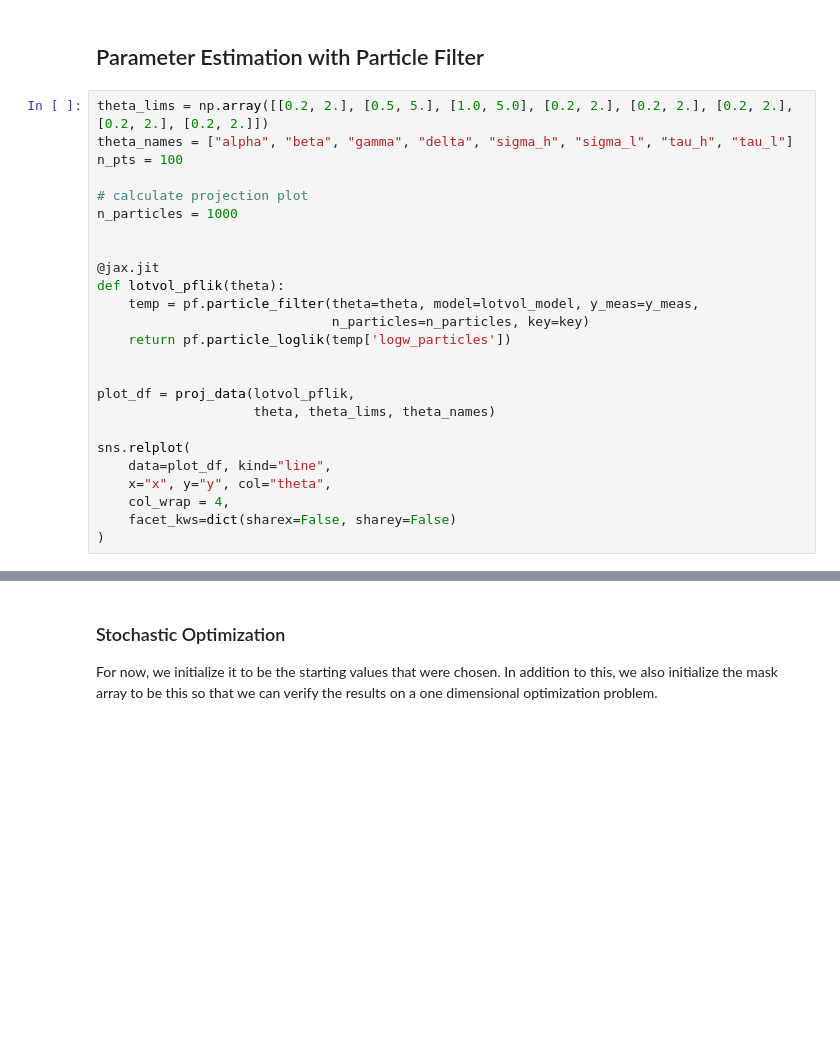
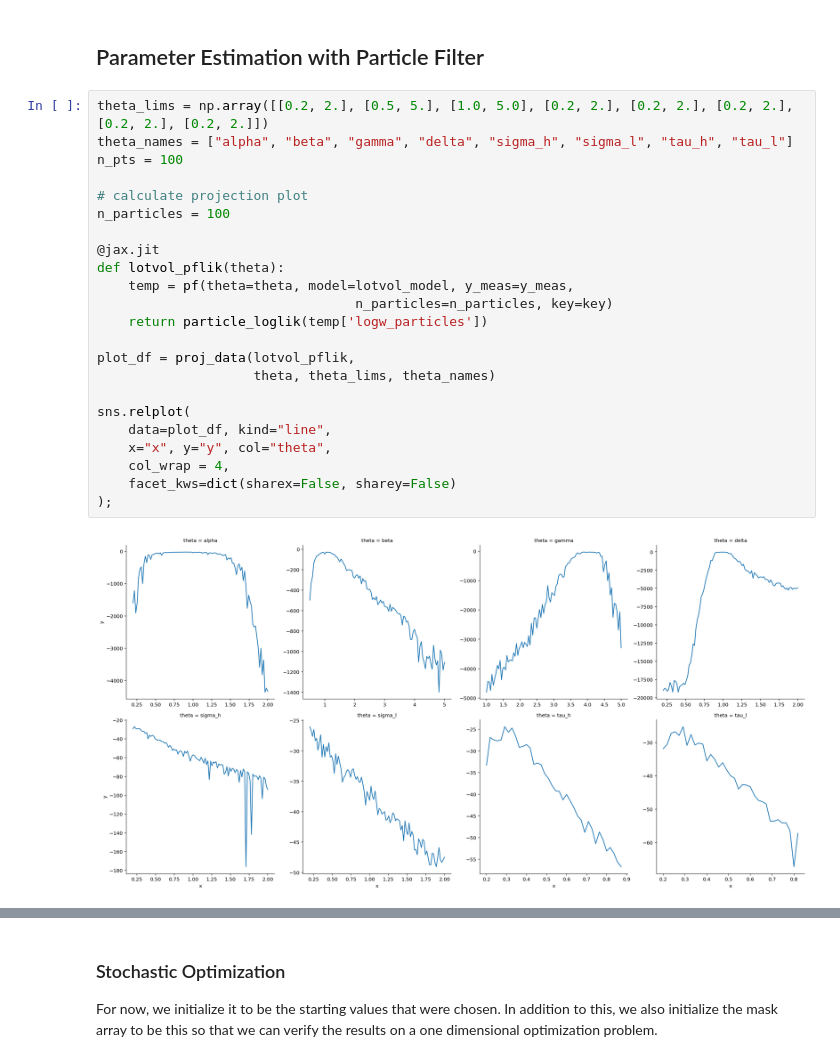
Before and after one commit to mlysy/pfjax, a Jupyter notebook: examples/lotvol.ipynb, the cells around one changed output, grey strips where cells are left out. Drawn from its saved outputs; the diff is of its cells as text; blank space fills up the shorter version.

```diff
--- a/examples/lotvol.ipynb
+++ b/examples/lotvol.ipynb
@@ -86,25 +152,25 @@ sns.relplot(
 # %%
 theta_lims = np.array([[0.2, 2.], [0.5, 5.], [1.0, 5.0], [0.2, 2.], [0.2, 2.], [0.2, 2.], [0.2, 2.], [0.2, 2.]])
 theta_names = ["alpha", "beta", "gamma", "delta", "sigma_h", "sigma_l", "tau_h", "tau_l"]
 n_pts = 100
 
 # calculate projection plot
-n_particles = 1000
-
+n_particles = 100
 
 @jax.jit
 def lotvol_pflik(theta):
-    temp = pf.particle_filter(theta=theta, model=lotvol_model, y_meas=y_meas,
-                              n_particles=n_particles, key=key)
-    return pf.particle_loglik(temp['logw_particles'])
-
+    temp = pf(theta=theta, model=lotvol_model, y_meas=y_meas,
+                                 n_particles=n_particles, key=key)
+    return particle_loglik(temp['logw_particles'])
 
 plot_df = proj_data(lotvol_pflik,
                     theta, theta_lims, theta_names)
 
 sns.relplot(
     data=plot_df, kind="line",
     x="x", y="y", col="theta",
     col_wrap = 4,
     facet_kws=dict(sharex=False, sharey=False)
-)
+);
+# %% [output]
+[figure, added]
```
Also changed, not shown: parts of 9 cells of this notebook, 5 other files.
